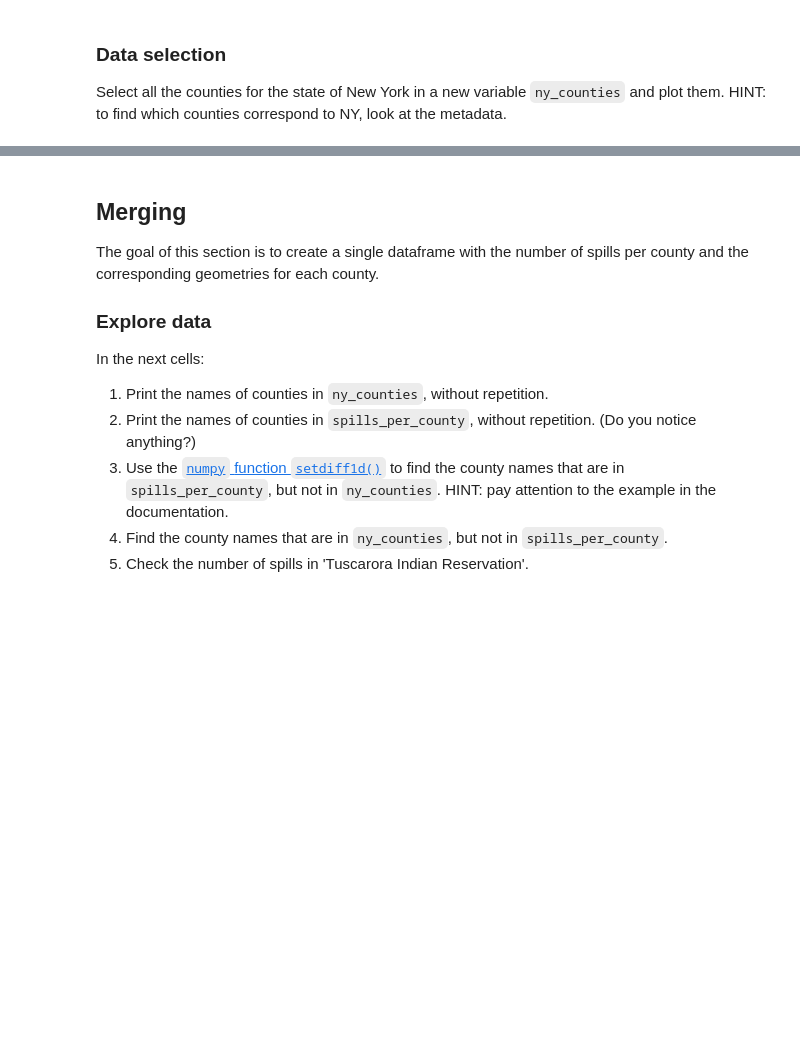
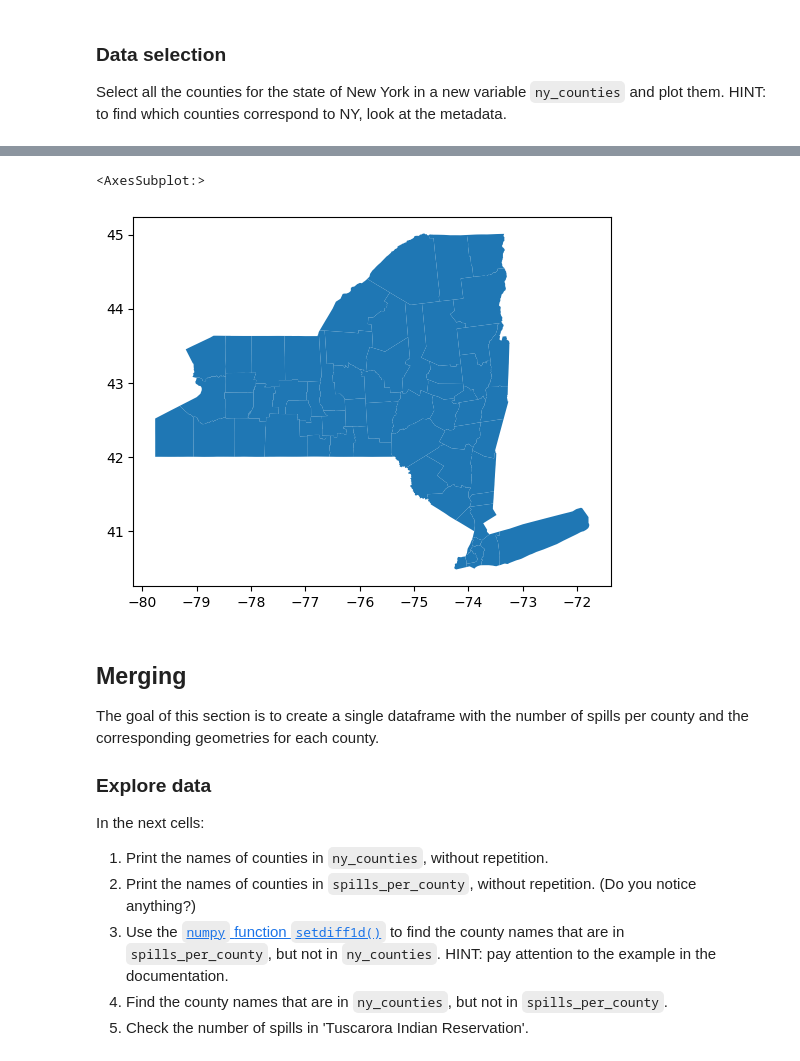
Before and after one commit to olleholt/eds220-hw-3, a Jupyter notebook: hwk3-task1-spills.ipynb, the cells around one changed output, grey strips where cells are left out. Drawn from its saved outputs; the diff is of its cells as text; code cells hidden in the pictures; blank space fills up the shorter version.

```diff
--- a/hwk3-task1-spills.ipynb
+++ b/hwk3-task1-spills.ipynb
@@ -394,3 +539,14 @@ ny_counties
+# %%
+# your code here
+
+#after the state code was found to be 36, a new subset was created for NY counties based on that value
+ny_counties = counties[counties.statefp == '36'].copy()
+
+#plotting the new york counties subset
+ny_counties.plot()
+# %% [output]
+<AxesSubplot:>
+[figure, added]
 # %% [markdown]
 ## Merging
 
```
Also changed, not shown: parts of 24 cells of this notebook.
